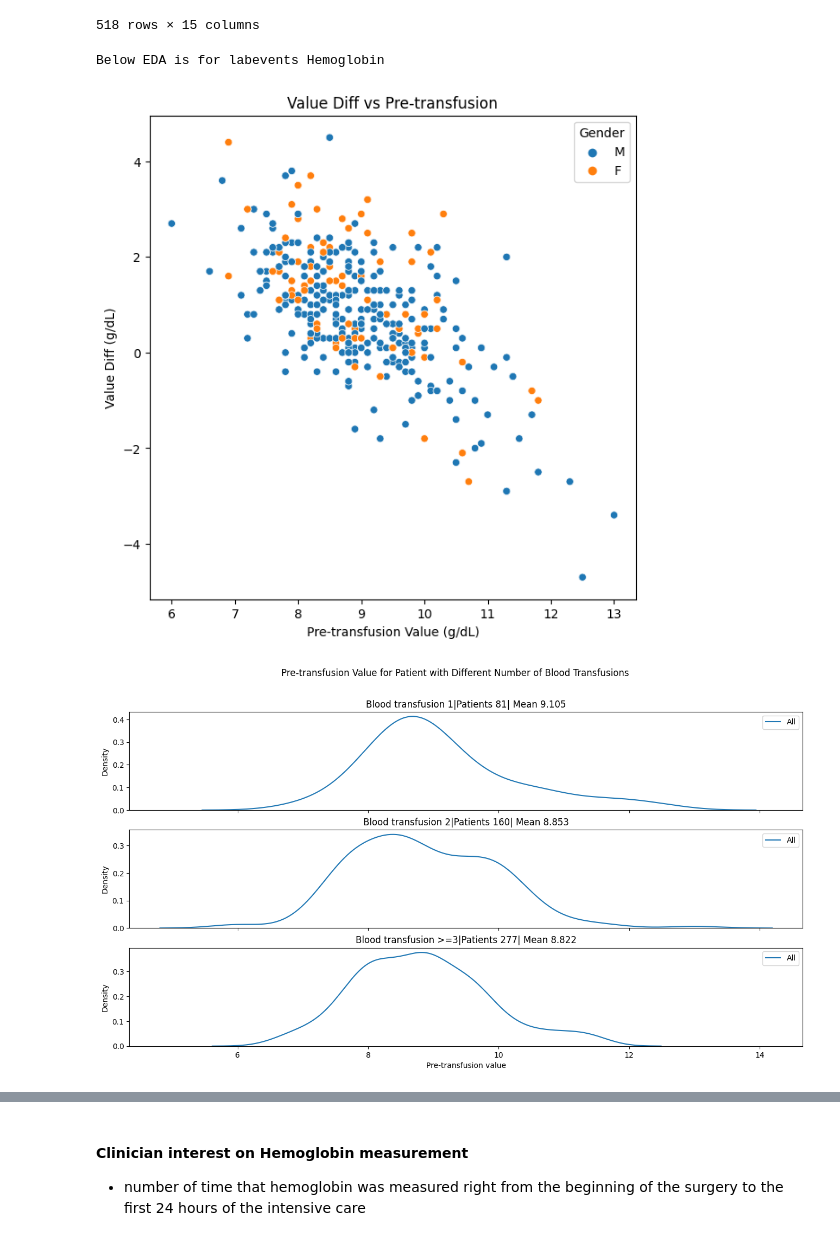
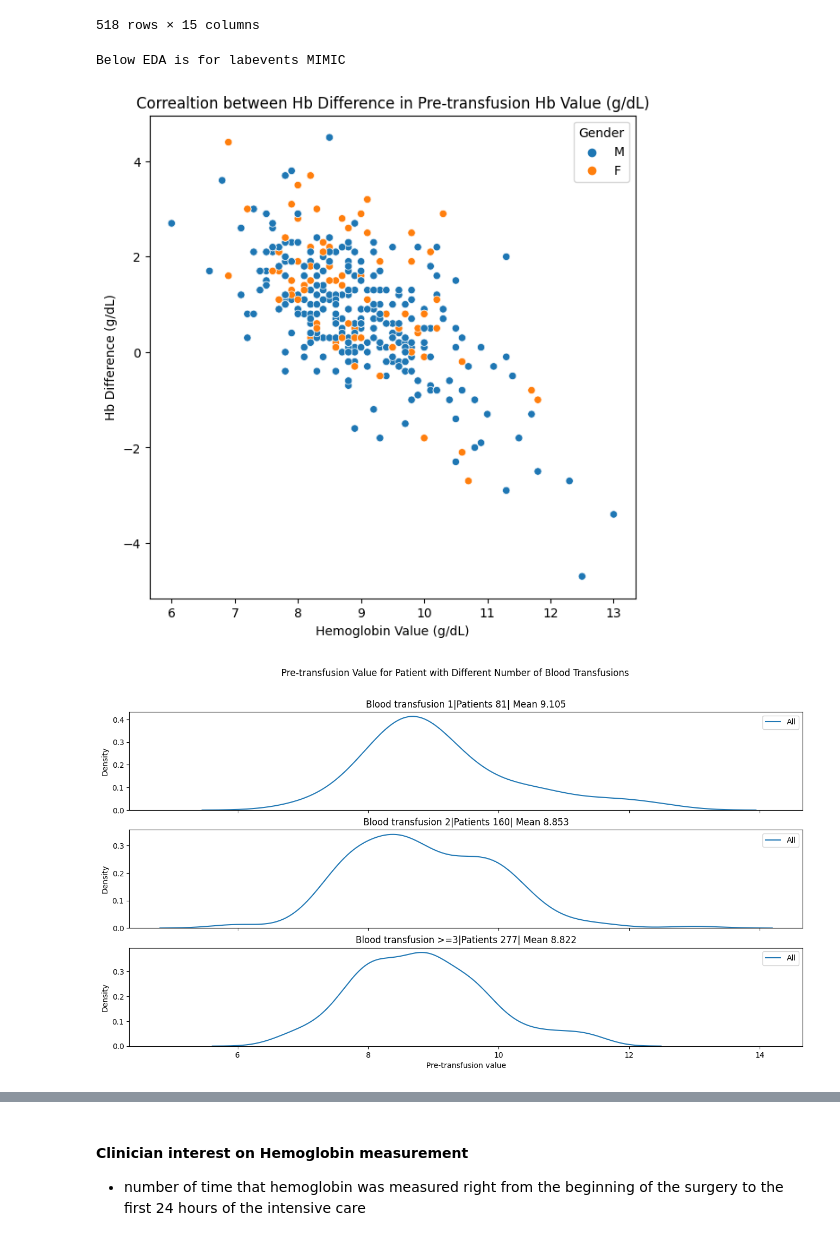
Before and after one commit to lily214754/MIMIC, a Jupyter notebook: EDA/MIMIC_EDA.ipynb, the cells around one changed output, grey strips where cells are left out. Saved outputs shown, nothing was run; the diff lists cells and outputs as text; code cells hidden in the pictures.

```diff
--- a/EDA/MIMIC_EDA.ipynb
+++ b/EDA/MIMIC_EDA.ipynb
@@ -491,9 +491,9 @@ def scatter_ValueDiff_Pretransfusion(df,name):
     df['Gender'] = df['gender']
     plt.figure(figsize=(7,7))
     sns.scatterplot(data=df, x="pre_transfusion", y="value_diff", hue="Gender")
-    plt.xlabel('Pre-transfusion Value (g/dL)')
-    plt.ylabel("Value Diff (g/dL)")
-    plt.title("Value Diff vs Pre-transfusion")
+    plt.title('Correaltion between Hb Difference in Pre-transfusion Hb Value (g/dL)')
+    plt.xlabel("Hemoglobin Value (g/dL)")
+    plt.ylabel('Hb Difference (g/dL)')
     plt.savefig(f'Selected plots/{name}_scatter_ValueDiff_Pretransfusion.png')
     plt.show()
 
@@ -834,10 +834,10 @@ pre_post_transfusion
 | 517 | 29964086 | M | Hemoglobin | 11.7 | 10.4 | -1.3 | g/dL | ... |
 518 rows × 15 columns
 # %%
-get_EDA(pre_post_transfusion,"Hemoglobin")
+get_EDA(pre_post_transfusion,"MIMIC")
 # %% [output]
-Below EDA is for labevents Hemoglobin
+Below EDA is for labevents MIMIC
-[figure, old version]
+[figure, new version]
 [figure]
 [figure]
 # %% [markdown]
```
Also changed, not shown: parts of 7 cells of this notebook, 30 other files.
